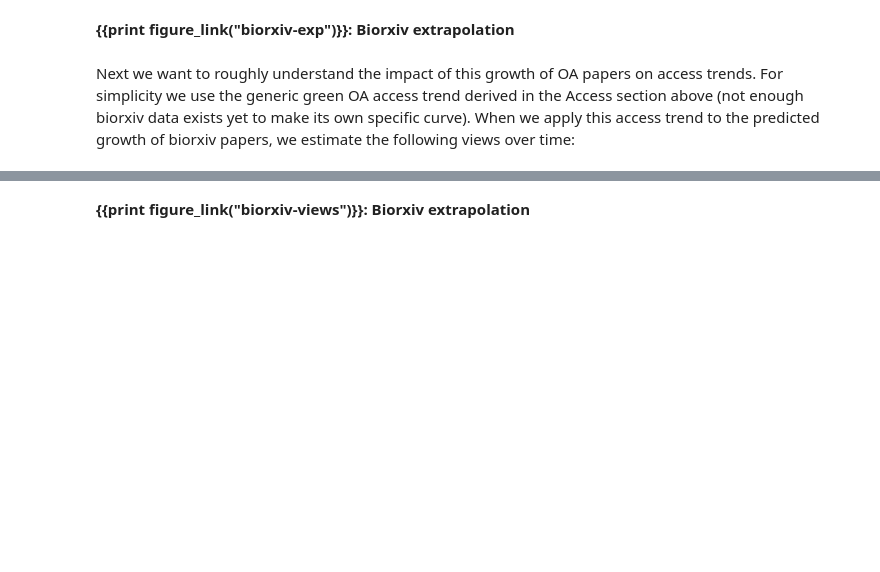
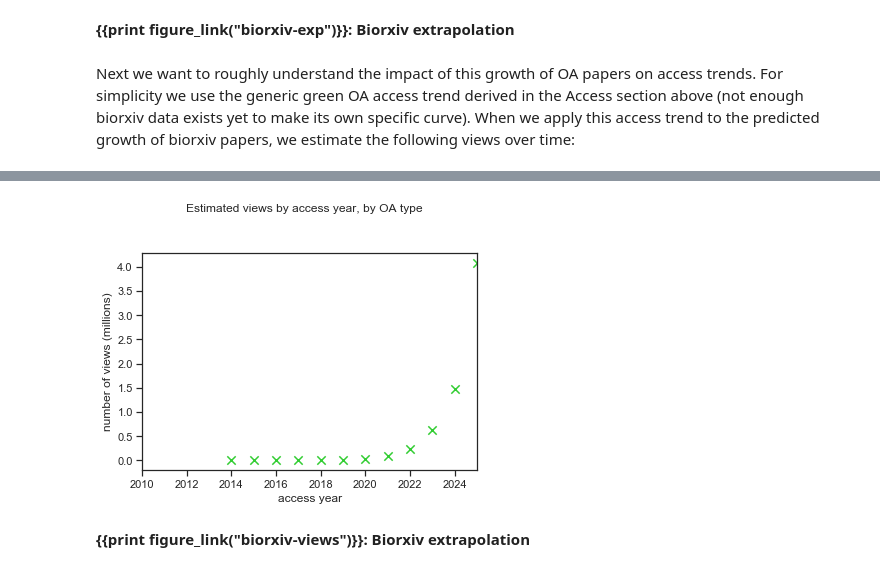
Before and after one commit to ourresearch/future-oa, a Jupyter notebook: manuscript.ipynb, the cells around one changed output, grey strips where cells are left out. Saved outputs shown, nothing was run; the diff lists cells and outputs as text; code cells hidden in the pictures; blank space fills up the shorter version.

```diff
--- a/manuscript.ipynb
+++ b/manuscript.ipynb
@@ -2020,10 +2132,12 @@ g.map(plt.scatter, "observation_year", "views", **kws);
 # %%
-#
-# total_views_including_biorxiv = predicted_views_total.copy()
-# biorxiv_views = graph_views("biorxiv");
-# biorxiv_views["graph_type"] = "biorxiv"
-# biorxiv_views["oa_status"] = "biorxiv"
-# total_views_including_biorxiv = total_views_including_biorxiv.append(biorxiv_views)
+
+total_views_including_biorxiv = predicted_views_total.copy()
+biorxiv_views = graph_views("biorxiv");
+biorxiv_views["graph_type"] = "biorxiv"
+biorxiv_views["oa_status"] = "biorxiv"
+total_views_including_biorxiv = total_views_including_biorxiv.append(biorxiv_views)
+# %% [output]
+[figure, added]
 # %% [markdown]
 **{{print figure_link("biorxiv-views")}}: Biorxiv extrapolation**
 # %%
```
Also changed, not shown: parts of 75 cells of this notebook, 32 other files.
